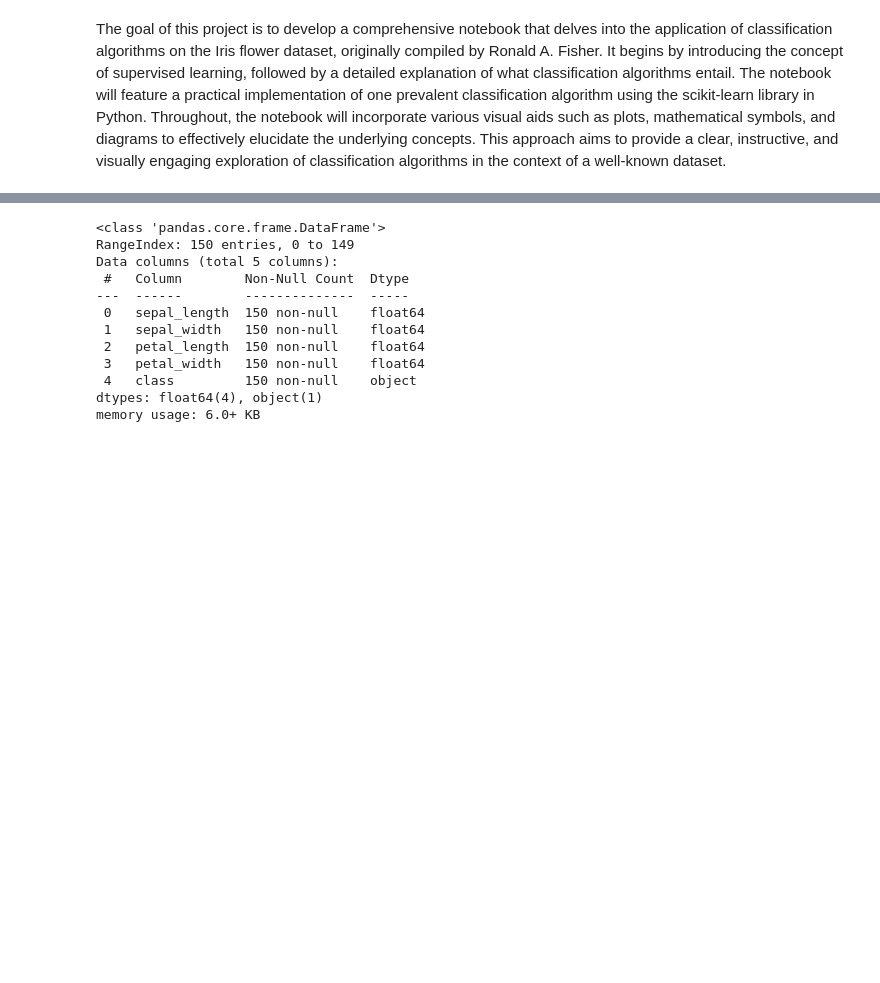
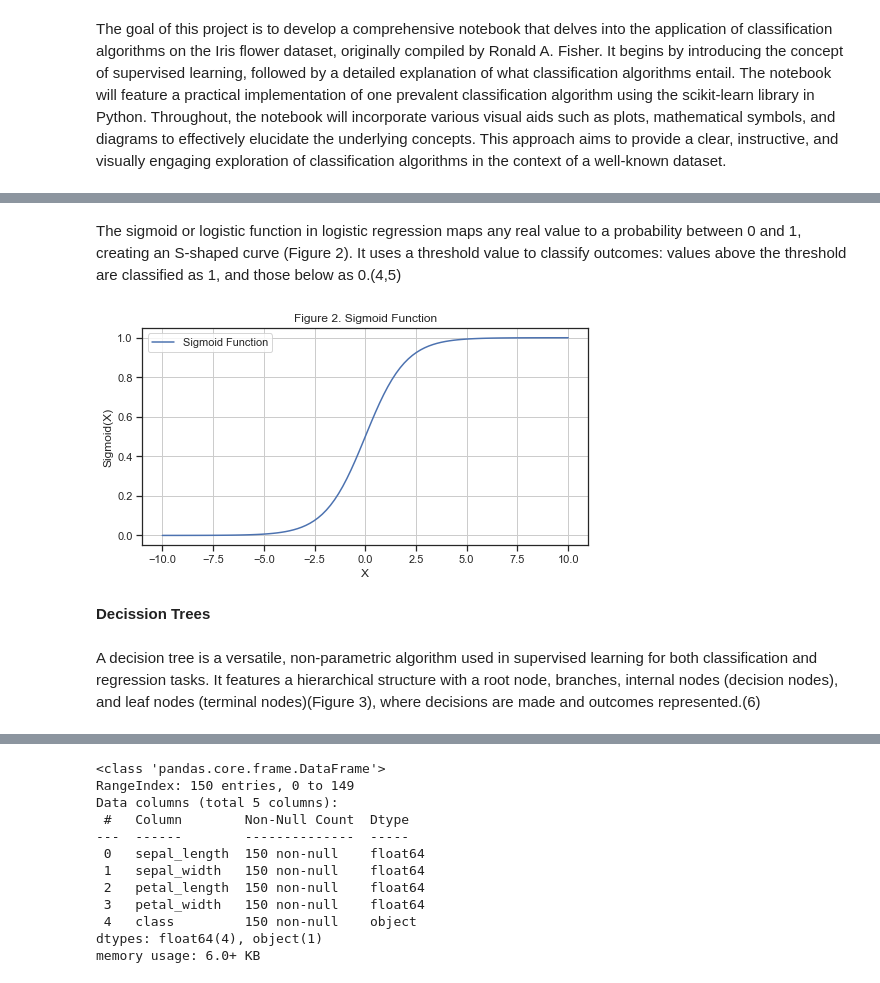
Before and after one commit to RobVergano/Machine-Learning, a Jupyter notebook: Project.ipynb, the cells around one changed output, grey strips where cells are left out. Saved outputs shown, nothing was run; the diff lists cells and outputs as text; code cells hidden in the pictures; blank space fills up the shorter version.

```diff
--- a/Project.ipynb
+++ b/Project.ipynb
@@ -38,0 +111,28 @@ The goal of this project is to develop a comprehensive notebook that delves into
+# %% [markdown]
+The sigmoid or logistic function in logistic regression maps any real value to a probability between 0 and 1, creating an S-shaped curve (Figure 2). It uses a threshold value to classify outcomes: values above the threshold are classified as 1, and those below as 0.(4,5)
+# %%
+# Sigmoid function
+def sigmoid(x):
+    return 1 / (1 + np.exp(-x))
+
+# Range of values from -10 to 10
+x = np.linspace(-10, 10, 100)
+
+# Apply the sigmoid function to these values
+y = sigmoid(x)
+
+# Plotting
+plt.figure(figsize=(8, 4))
+plt.plot(x, y, label="Sigmoid Function")
+plt.title("Figure 2. Sigmoid Function")
+plt.xlabel("X")
+plt.ylabel("Sigmoid(X)")
+plt.grid(True)
+plt.legend()
+plt.show()
+# %% [output]
+[figure, added]
+# %% [markdown]
+**Decission Trees**
+# %% [markdown]
+A decision tree is a versatile, non-parametric algorithm used in supervised learning for both classification and regression tasks. It features a hierarchical structure with a root node, branches, internal nodes (decision nodes), and leaf nodes (terminal nodes)(Figure 3), where decisions are made and outcomes represented.(6)
```
Also changed, not shown: parts of 84 cells of this notebook.
